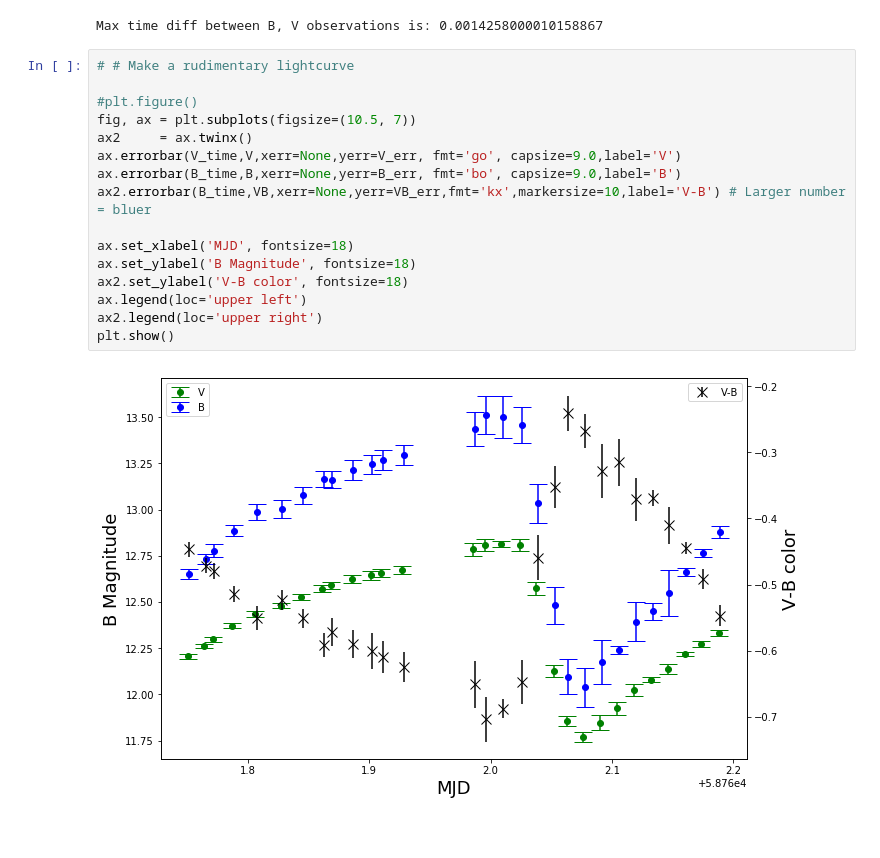
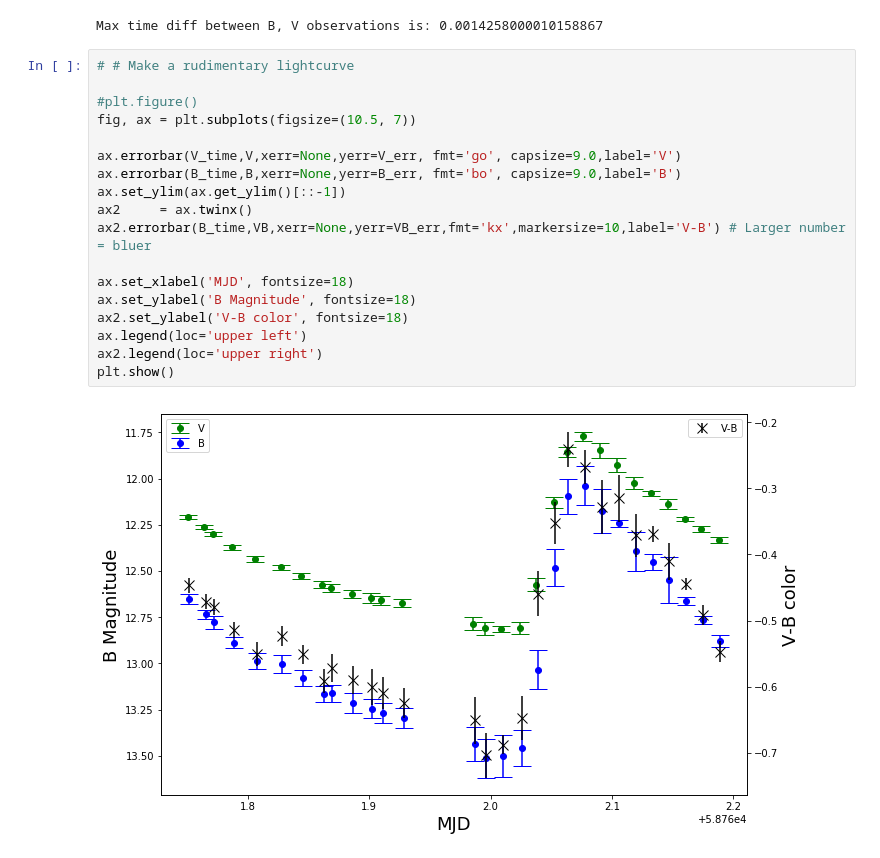
Before and after one commit to jielaizhang/pasea, a Jupyter notebook: LCO/Target_G/LCO_create_colorlightcurve_G.ipynb, the cells around one changed output. Cells and saved outputs as stored; diff of their text form.

Commit message:
invert light curve y-axis so that it is brighter on top

```diff
--- a/LCO/Target_G/LCO_create_colorlightcurve_G.ipynb
+++ b/LCO/Target_G/LCO_create_colorlightcurve_G.ipynb
@@ -65,18 +65,20 @@ Max time diff between B, V observations is: 0.0014258000010158867
 # %%
 # # Make a rudimentary lightcurve
 
 #plt.figure()
 fig, ax = plt.subplots(figsize=(10.5, 7))
-ax2     = ax.twinx()
+
 ax.errorbar(V_time,V,xerr=None,yerr=V_err, fmt='go', capsize=9.0,label='V')
 ax.errorbar(B_time,B,xerr=None,yerr=B_err, fmt='bo', capsize=9.0,label='B')
+ax.set_ylim(ax.get_ylim()[::-1])
+ax2     = ax.twinx()
 ax2.errorbar(B_time,VB,xerr=None,yerr=VB_err,fmt='kx',markersize=10,label='V-B') # Larger number = bluer
 
 ax.set_xlabel('MJD', fontsize=18)
 ax.set_ylabel('B Magnitude', fontsize=18)
 ax2.set_ylabel('V-B color', fontsize=18)
 ax.legend(loc='upper left')
 ax2.legend(loc='upper right')
 plt.show()
 # %% [output]
-[figure, old version]
+[figure, new version]
```
